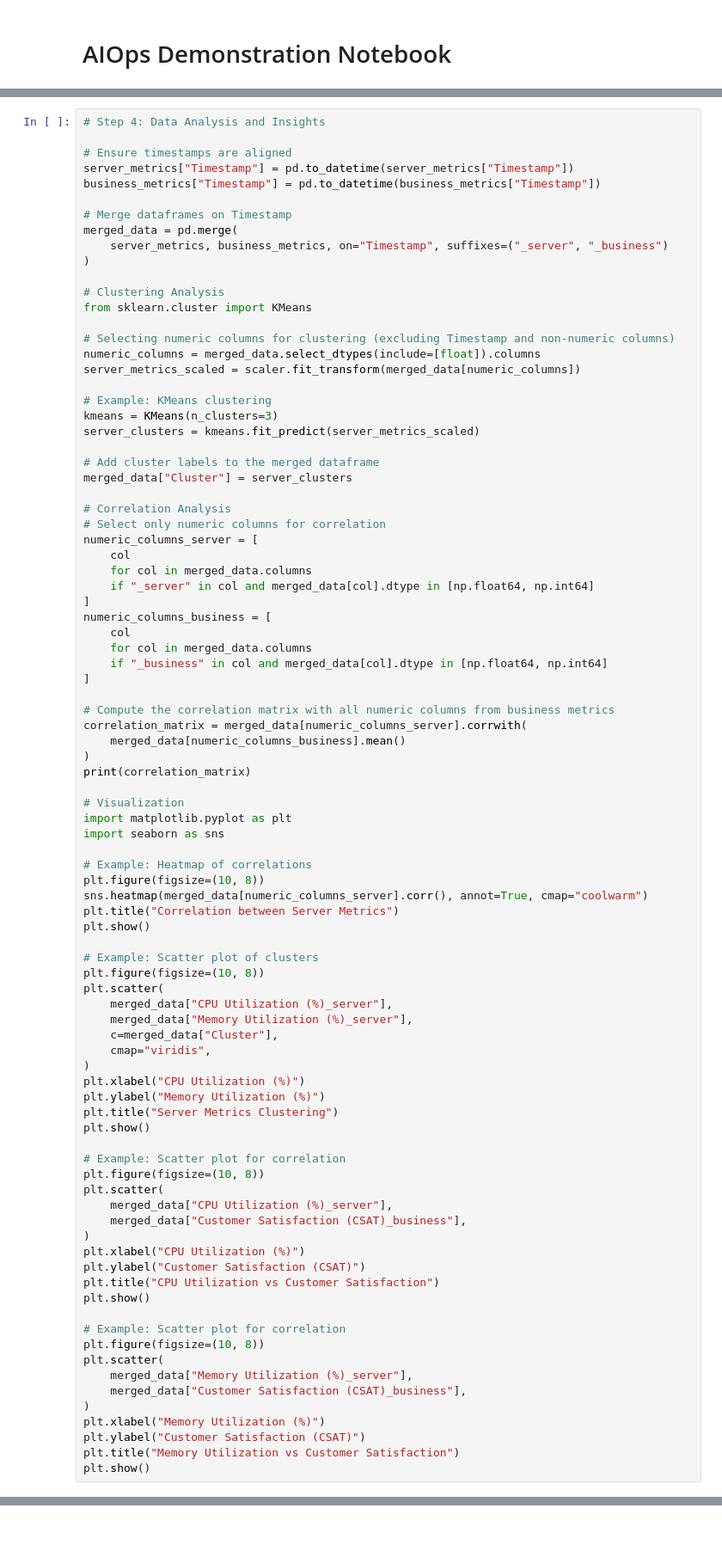
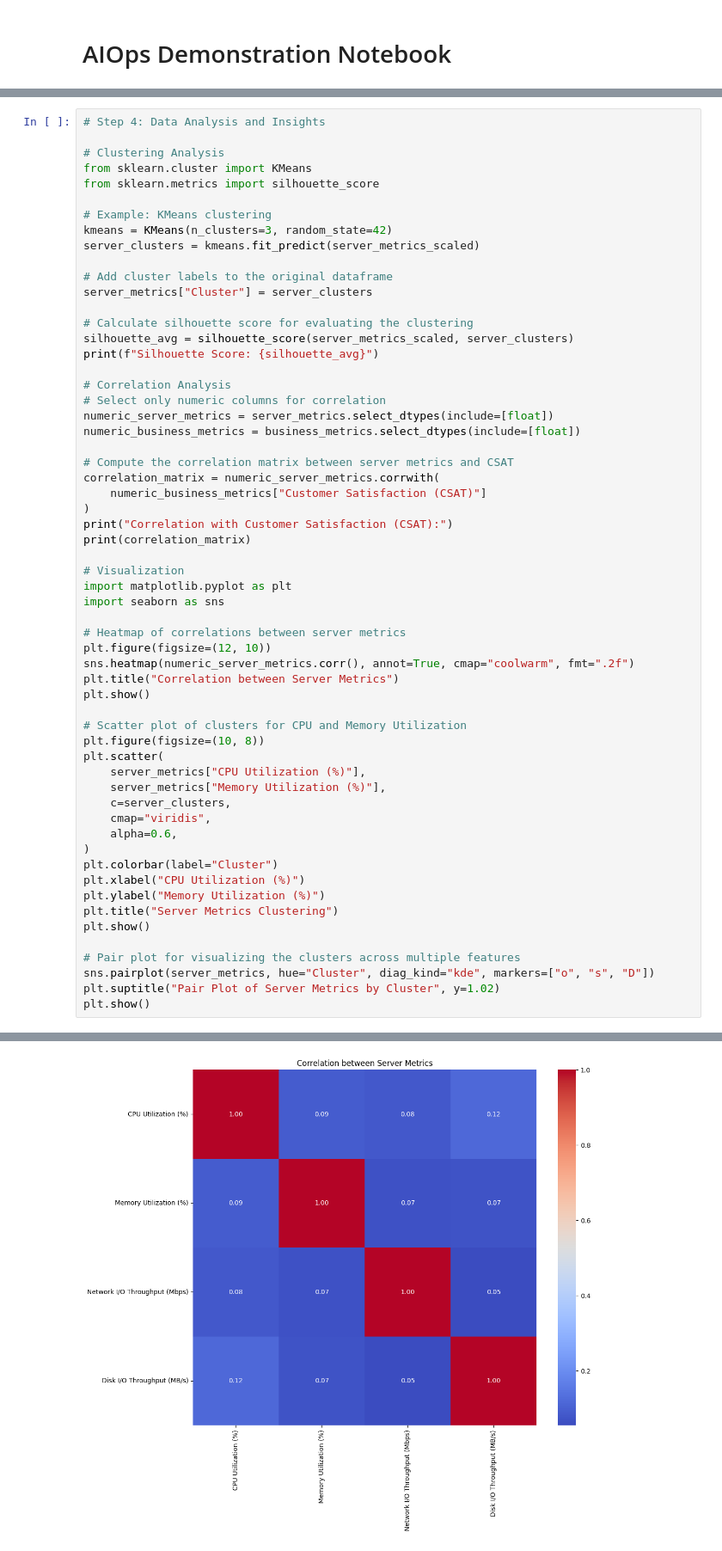
Before and after one commit to gsampaio-rh/mentat-app, a Jupyter notebook: notebook.ipynb, the cells around one changed output, grey strips where cells are left out. Shown: that part at 86% size. Drawn from its saved outputs; the diff is of its cells as text.

```diff
--- a/notebook.ipynb
+++ b/notebook.ipynb
@@ -75,90 +75,60 @@ server_metrics_scaled = scaler.fit_transform(
 # %%
 # Step 4: Data Analysis and Insights
 
-# Ensure timestamps are aligned
-server_metrics["Timestamp"] = pd.to_datetime(server_metrics["Timestamp"])
-business_metrics["Timestamp"] = pd.to_datetime(business_metrics["Timestamp"])
-
-# Merge dataframes on Timestamp
-merged_data = pd.merge(
-    server_metrics, business_metrics, on="Timestamp", suffixes=("_server", "_business")
-)
-
 # Clustering Analysis
 from sklearn.cluster import KMeans
-
-# Selecting numeric columns for clustering (excluding Timestamp and non-numeric columns)
-numeric_columns = merged_data.select_dtypes(include=[float]).columns
-server_metrics_scaled = scaler.fit_transform(merged_data[numeric_columns])
+from sklearn.metrics import silhouette_score
 
 # Example: KMeans clustering
-kmeans = KMeans(n_clusters=3)
+kmeans = KMeans(n_clusters=3, random_state=42)
 server_clusters = kmeans.fit_predict(server_metrics_scaled)
 
-# Add cluster labels to the merged dataframe
-merged_data["Cluster"] = server_clusters
+# Add cluster labels to the original dataframe
+server_metrics["Cluster"] = server_clusters
+
+# Calculate silhouette score for evaluating the clustering
+silhouette_avg = silhouette_score(server_metrics_scaled, server_clusters)
+print(f"Silhouette Score: {silhouette_avg}")
 
 # Correlation Analysis
 # Select only numeric columns for correlation
-numeric_columns_server = [
-    col
-    for col in merged_data.columns
-    if "_server" in col and merged_data[col].dtype in [np.float64, np.int64]
-]
-numeric_columns_business = [
-    col
-    for col in merged_data.columns
-    if "_business" in col and merged_data[col].dtype in [np.float64, np.int64]
-]
+numeric_server_metrics = server_metrics.select_dtypes(include=[float])
+numeric_business_metrics = business_metrics.select_dtypes(include=[float])
 
-# Compute the correlation matrix with all numeric columns from business metrics
-correlation_matrix = merged_data[numeric_columns_server].corrwith(
-    merged_data[numeric_columns_business].mean()
+# Compute the correlation matrix between server metrics and CSAT
+correlation_matrix = numeric_server_metrics.corrwith(
+    numeric_business_metrics["Customer Satisfaction (CSAT)"]
 )
+print("Correlation with Customer Satisfaction (CSAT):")
 print(correlation_matrix)
 
 # Visualization
 import matplotlib.pyplot as plt
 import seaborn as sns
 
-# Example: Heatmap of correlations
-plt.figure(figsize=(10, 8))
-sns.heatmap(merged_data[numeric_columns_server].corr(), annot=True, cmap="coolwarm")
+# Heatmap of correlations between server metrics
+plt.figure(figsize=(12, 10))
+sns.heatmap(numeric_server_metrics.corr(), annot=True, cmap="coolwarm", fmt=".2f")
 plt.title("Correlation between Server Metrics")
 plt.show()
 
-# Example: Scatter plot of clusters
+# Scatter plot of clusters for CPU and Memory Utilization
 plt.figure(figsize=(10, 8))
 plt.scatter(
-    merged_data["CPU Utilization (%)_server"],
-    merged_data["Memory Utilization (%)_server"],
-    c=merged_data["Cluster"],
+    server_metrics["CPU Utilization (%)"],
+    server_metrics["Memory Utilization (%)"],
+    c=server_clusters,
     cmap="viridis",
+    alpha=0.6,
 )
+plt.colorbar(label="Cluster")
 plt.xlabel("CPU Utilization (%)")
 plt.ylabel("Memory Utilization (%)")
 plt.title("Server Metrics Clustering")
 plt.show()
 
-# Example: Scatter plot for correlation
-plt.figure(figsize=(10, 8))
-plt.scatter(
-    merged_data["CPU Utilization (%)_server"],
-    merged_data["Customer Satisfaction (CSAT)_business"],
-)
-plt.xlabel("CPU Utilization (%)")
-plt.ylabel("Customer Satisfaction (CSAT)")
-plt.title("CPU Utilization vs Customer Satisfaction")
+# Pair plot for visualizing the clusters across multiple features
+sns.pairplot(server_metrics, hue="Cluster", diag_kind="kde", markers=["o", "s", "D"])
+plt.suptitle("Pair Plot of Server Metrics by Cluster", y=1.02)
 plt.show()
-
-# Example: Scatter plot for correlation
-plt.figure(figsize=(10, 8))
-plt.scatter(
-    merged_data["Memory Utilization (%)_server"],
-    merged_data["Customer Satisfaction (CSAT)_business"],
-)
-plt.xlabel("Memory Utilization (%)")
-plt.ylabel("Customer Satisfaction (CSAT)")
-plt.title("Memory Utilization vs Customer Satisfaction")
-plt.show()
 # %% [output]
@@ -167,0 +142 @@ ValueError: zero-size array to reduction operation fmin which has no identity
+[figure, added]
```
Also changed, not shown: parts of 1 cell of this notebook.
